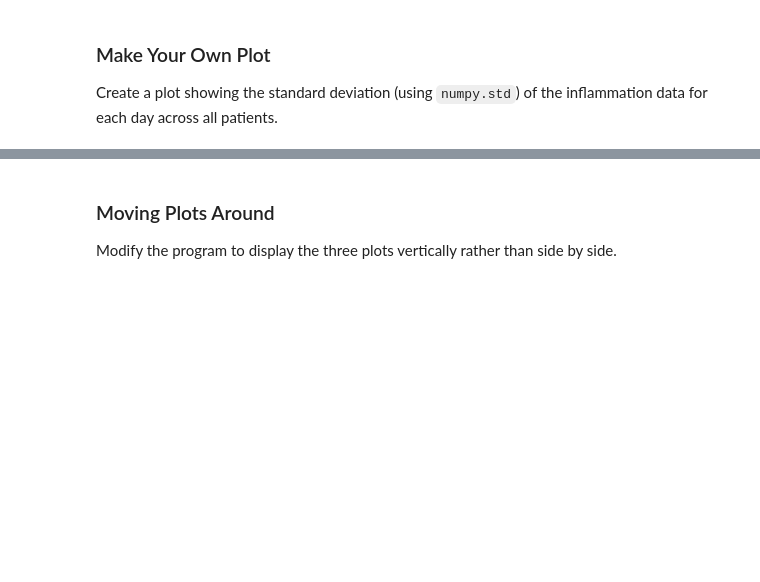
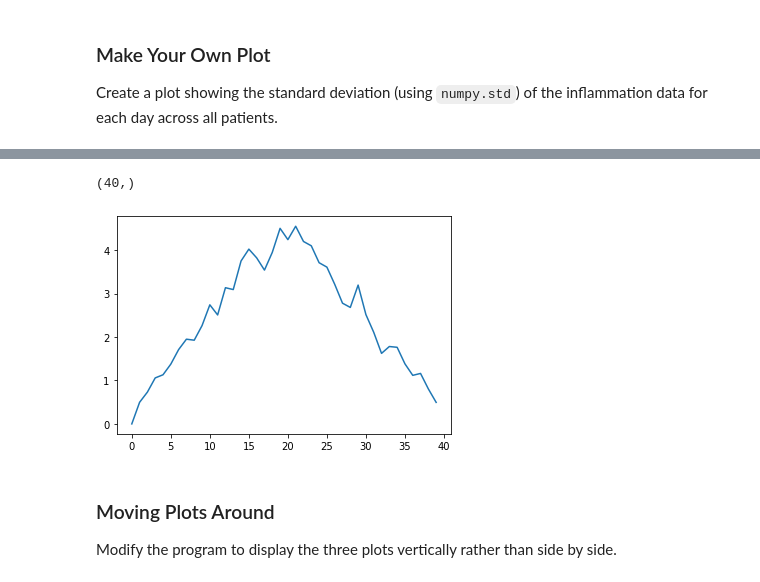
Before and after one commit to Thusigh1/2019-07-24-intro-to-python-workshop, a Jupyter notebook: lessons/python/ep1-introduction.ipynb, the cells around one changed output, grey strips where cells are left out. Saved outputs shown, nothing was run; the diff lists cells and outputs as text; code cells hidden in the pictures; blank space fills up the shorter version.

```diff
--- a/lessons/python/ep1-introduction.ipynb
+++ b/lessons/python/ep1-introduction.ipynb
@@ -870,3 +882,5 @@ Solution:
 # %% [markdown]
 ### Make Your Own Plot
 Create a plot showing the standard deviation (using `numpy.std`) of the inflammation data for each day across all patients.
+# %%
+std_inflammation=numpy.std(data, axis=0)
@@ -873,3 +897,11 @@ Create a plot showing the standard deviation (using `numpy.std`) of the inflamma
+# %%
+print(numpy.std(data, axis=0).shape)
+# %% [output]
+(40,)
+# %%
+plot=matplotlib.pyplot.plot(std_inflammation)
+# %% [output]
+[figure, added]
 # %% [markdown]
 ### Moving Plots Around
 Modify the program to display the three plots vertically rather than side by side.
```
Also changed, not shown: parts of 32 cells of this notebook, 1 other file.
